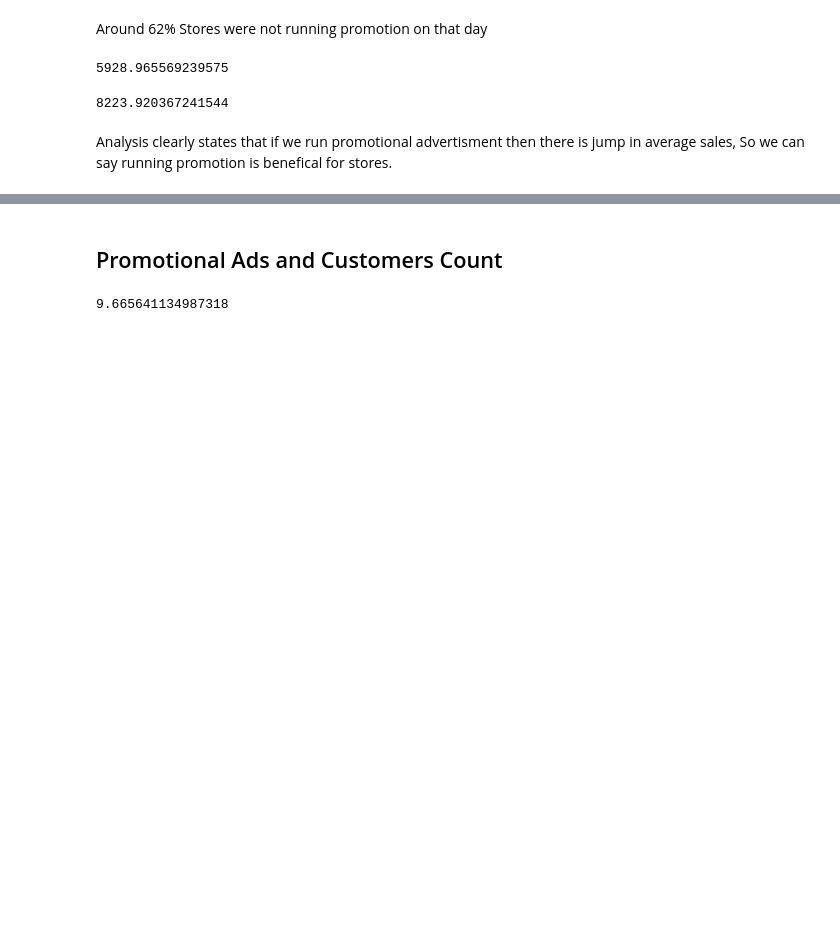
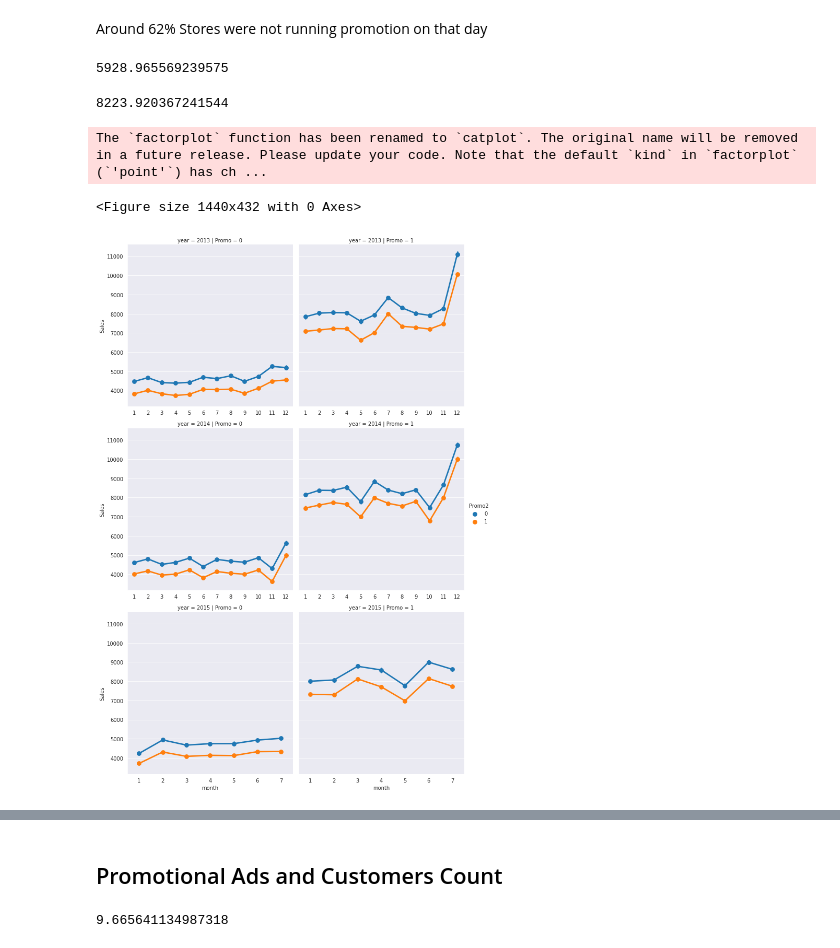
Before and after one commit to vivek16pawar/Retail-Sales-Prediction, a Jupyter notebook: Rossmann_Sales_Prediction_Capstone_Project.ipynb, the cells around one changed output, grey strips where cells are left out. Drawn from its saved outputs; the diff is of its cells as text; code cells hidden in the pictures; blank space fills up the shorter version.

```diff
--- a/Rossmann_Sales_Prediction_Capstone_Project.ipynb
+++ b/Rossmann_Sales_Prediction_Capstone_Project.ipynb
@@ -222,5 +224,15 @@ Sales_with_promo = merge_df[(merge_df.Promo == 1) & (merge_df.Sales)].mean().sor
 print(Sales_with_promo)
 # %% [output]
 8223.920367241544
-# %% [markdown]
-Analysis clearly states that if we run promotional advertisment then there is jump in average sales, So we can say running promotion is benefical for stores.
+# %%
+sns.set_style('darkgrid')
+plt.figure(figsize=(20,6))
+sns.factorplot(data = merge_df , x = 'month', y = 'Sales',
+               col = 'Promo',
+               hue = 'Promo2',
+               row = 'year',
+            sharex = False);
+# %% [output]
+The `factorplot` function has been renamed to `catplot`. The original name will be removed in a future release. Please update your code. Note that the default `kind` in `factorplot` (`'point'`) has ch ...
+<Figure size 1440x432 with 0 Axes>
+[figure, added]
```
Also changed, not shown: parts of 27 cells of this notebook.
